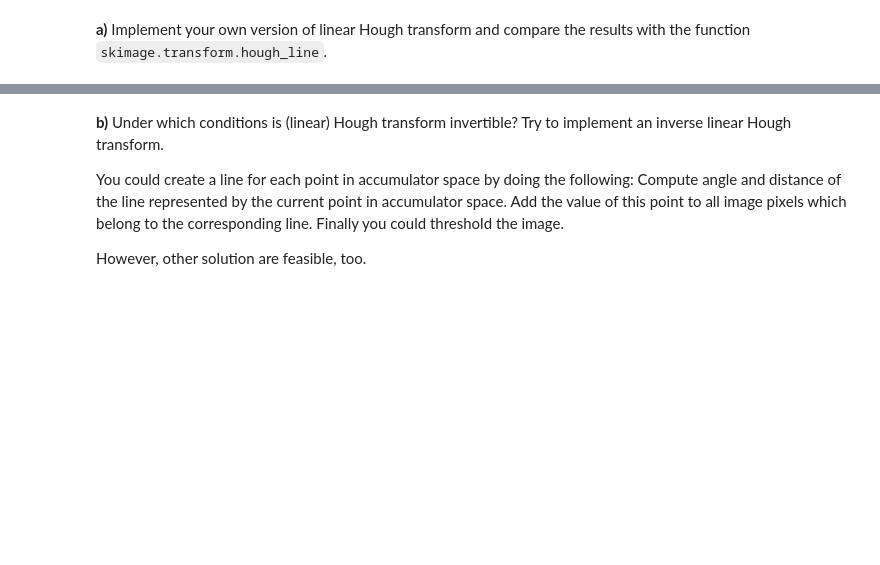
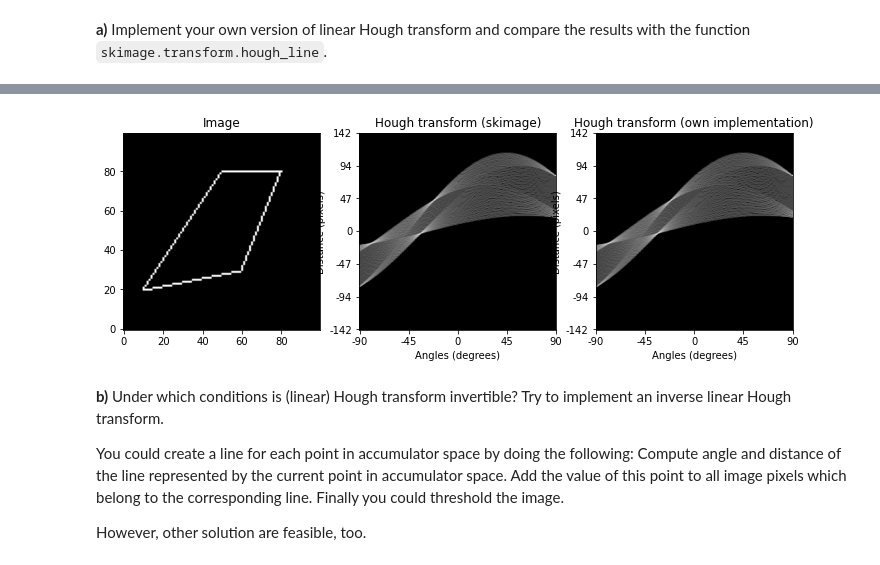
Before and after one commit to jebape/cv3_2021, a Jupyter notebook: Sheet 06/sheet06.ipynb, the cells around one changed output, grey strips where cells are left out. Cells and saved outputs as stored; diff of their text form; code cells hidden in the pictures; blank space fills up the shorter version.

```diff
--- a/Sheet 06/sheet06.ipynb
+++ b/Sheet 06/sheet06.ipynb
@@ -259,52 +259,41 @@ def my_hough_line(img, angles=180):
     Result:
         accumulator (numpy.ndarray): The accumulator space.
     """
-    # YOUR CODE HERE
+    thetas = np.deg2rad(np.arange(-angles/2, angles/2, 1))
+
     # Compute the array of angles and their sine and cosine
-    cdef cnp.ndarray[ndim=1, dtype=cnp.double_t] ctheta
-    cdef cnp.ndarray[ndim=1, dtype=cnp.double_t] stheta
-
-    ctheta = np.cos(theta)
-    stheta = np.sin(theta)
+    cos_theta = np.cos(thetas)
+    sin_theta = np.sin(thetas)
+    num_thetas = len(thetas)
 
     # compute the bins and allocate the accumulator array
-    cdef cnp.ndarray[ndim=2, dtype=cnp.uint64_t] accum
-    cdef cnp.ndarray[ndim=1, dtype=cnp.double_t] bins
-    cdef Py_ssize_t max_distance, offset
+    M, N = img.shape
+    offset = np.ceil(np.sqrt(M * M + N * N)).astype(np.int64)
 
-    offset = <Py_ssize_t>ceil(sqrt(img.shape[0] * img.shape[0] +
-                                   img.shape[1] * img.shape[1]))
     max_distance = 2 * offset + 1
-    accum = np.zeros((max_distance, theta.shape[0]), dtype=np.uint64)
+    accumulator = np.zeros((max_distance, angles), dtype=np.uint64)
+
     bins = np.linspace(-offset, offset, max_distance)
 
     # compute the nonzero indexes
-    cdef cnp.ndarray[ndim=1, dtype=cnp.npy_intp] x_idxs, y_idxs
     y_idxs, x_idxs = np.nonzero(img)
 
     # finally, run the transform
-    cdef Py_ssize_t nidxs, nthetas, i, j, x, y, accum_idx
-
     nidxs = y_idxs.shape[0]  # x and y are the same shape
-    nthetas = theta.shape[0]
-    with nogil:
-        for i in range(nidxs):
-            x = x_idxs[i]
-            y = y_idxs[i]
-            for j in range(nthetas):
-                accum_idx = round((ctheta[j] * x + stheta[j] * y)) + offset
-                accum[accum_idx, j] += 1
-
-    return accum, theta, bins
+    for i in range(nidxs):
+        x = x_idxs[i]
+        y = y_idxs[i]
+        for j in range(num_thetas):
+            accumulator_idx = round((cos_theta[j] * x + sin_theta[j] * y)) + offset
+            accumulator[accumulator_idx, j] += 1
 
     return accumulator
-
 
 img = np.zeros((100,100))
 
 # You may try different paintings here:
-#point(img, (10,10))
-#line(img,(10,20),(70,20))
+# point(img, (10,10))
+# line(img,(10,20),(70,20))
 polygon(img,[(20,10),(80,50),(80,80),(30,60)])
 
 
@@ -347,3 +335,4 @@ SyntaxError: invalid syntax (<ipython-input-11-38783464ab16>, line 20)
+[figure, added]
 # %% [markdown]
 **b)** Under which conditions is (linear) Hough transform invertible? Try to implement an inverse linear Hough transform.
 
```
Also changed, not shown: parts of 1 cell of this notebook, 1 other file.
